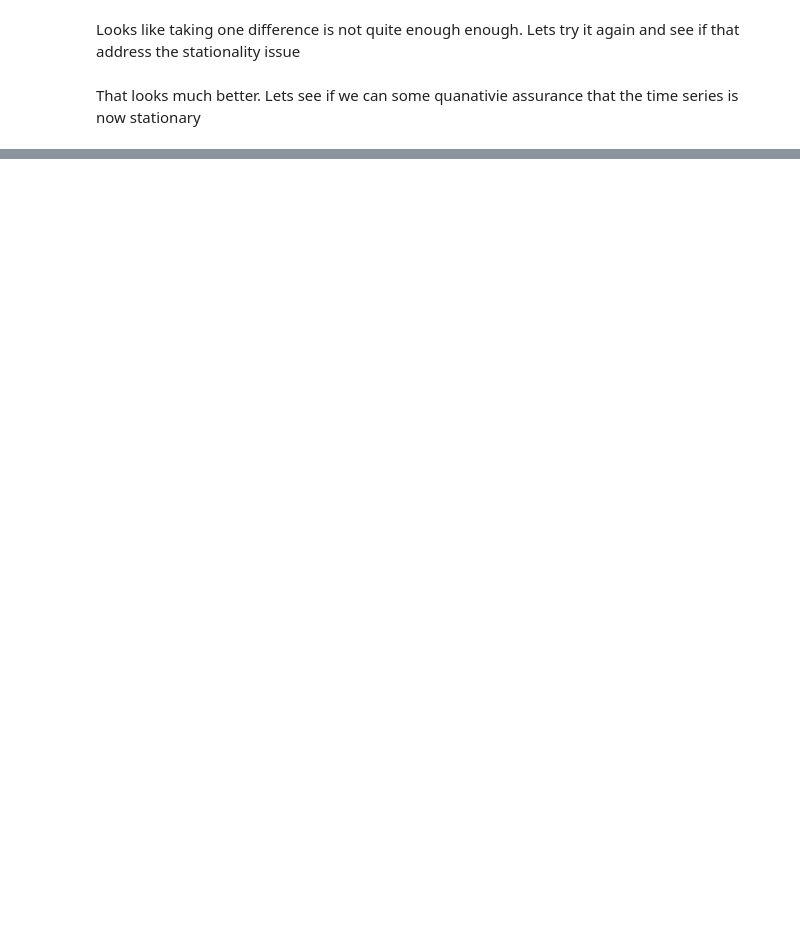
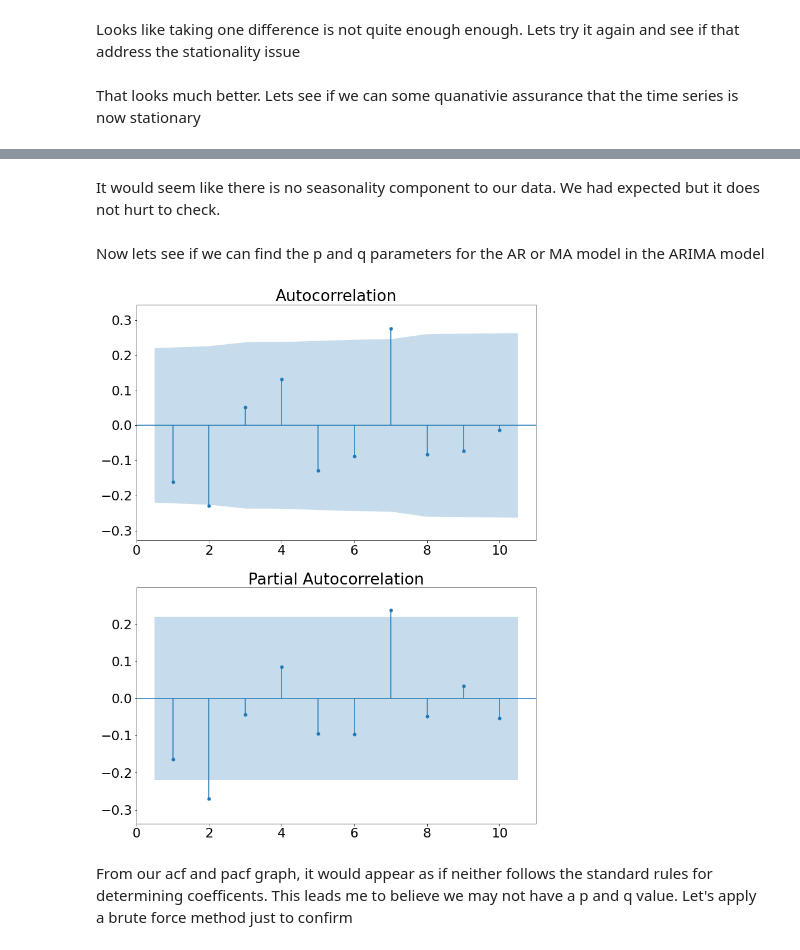
Before and after one commit to aswerve97/US_Population, a Jupyter notebook: exploratory.ipynb, the cells around one changed output, grey strips where cells are left out. Saved outputs shown, nothing was run; the diff lists cells and outputs as text; code cells hidden in the pictures; blank space fills up the shorter version.

```diff
--- a/exploratory.ipynb
+++ b/exploratory.ipynb
@@ -89,0 +113,20 @@ Excellent! We can reject the null that our time series is NOT stationary and can
+# %% [markdown]
+It would seem like there is no seasonality component to our data. We had expected but it does not hurt to check.
+# %% [markdown]
+Now lets see if we can find the p and q parameters for the AR or MA model in the ARIMA model
+# %%
+# Create figure
+fig, (ax1, ax2) = plt.subplots(2,1, figsize=(12,16))
+
+# Plot the ACF of df
+plot_acf( pop.diff().diff().dropna(), lags=10, zero=False, ax=ax1, auto_ylims=True)
+
+
+# Plot the PACF of df
+plot_pacf( pop.diff().diff().dropna(), lags=10, zero=False, ax=ax2, auto_ylims=True)
+
+plt.show()
+# %% [output]
+[figure, added]
+# %% [markdown]
+From our acf and pacf graph, it would appear as if neither follows the standard rules for determining coefficents. This leads me to believe we may not have a p and q value. Let's apply a brute force method just to confirm
```
Also changed, not shown: parts of 34 cells of this notebook, 1 other file.
